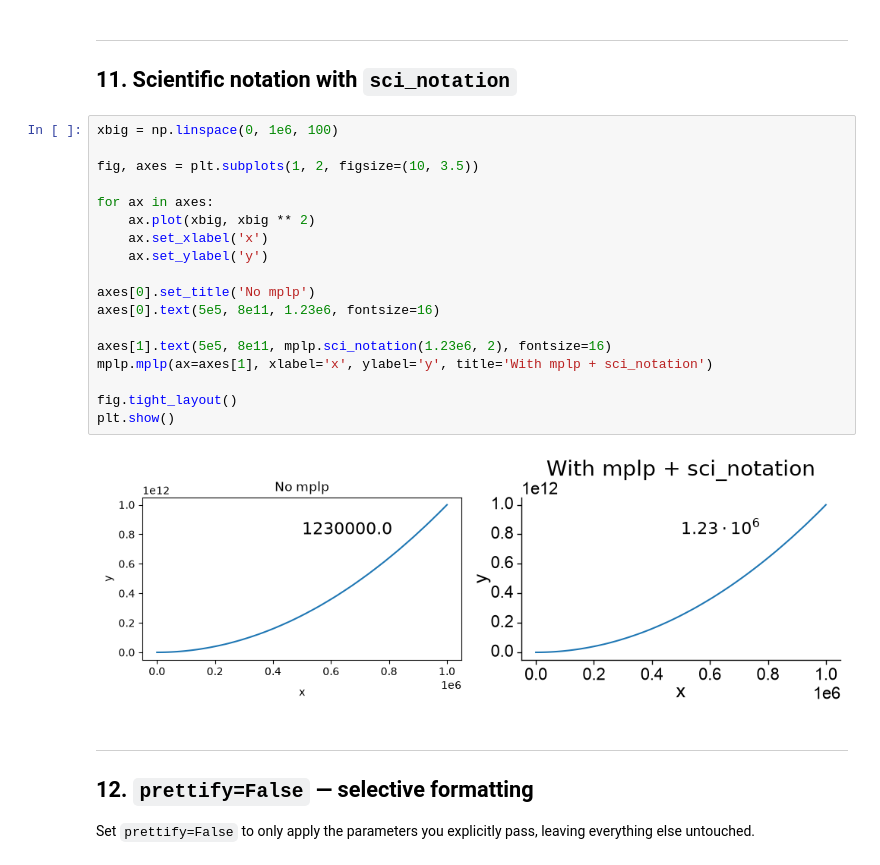
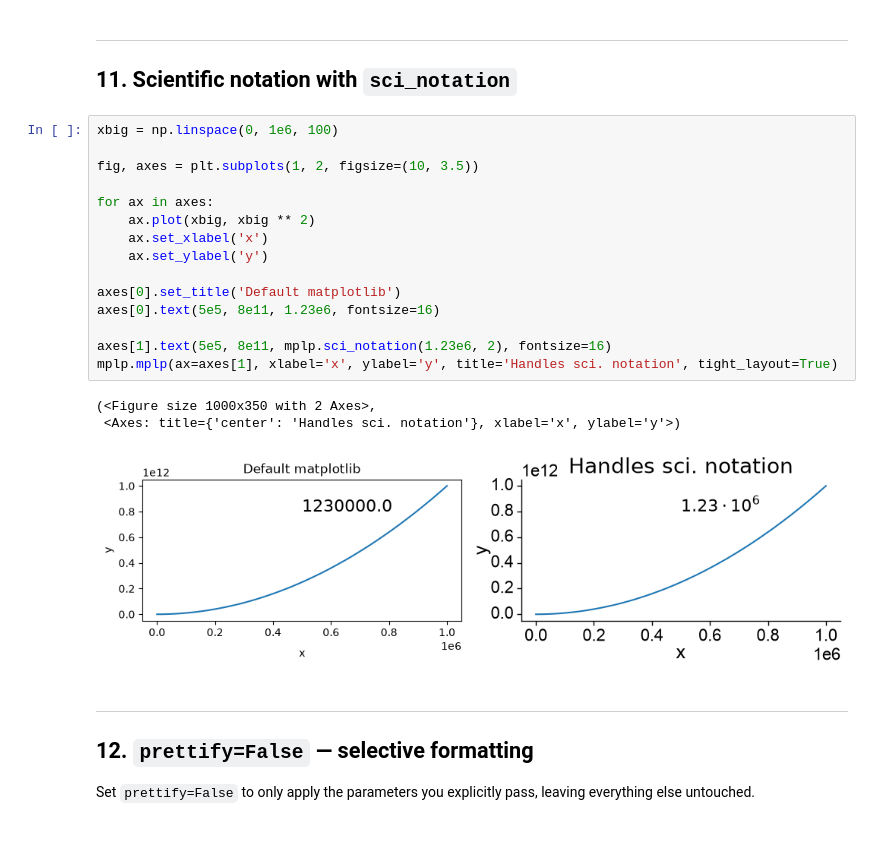
Before and after one commit to m-beau/mplify, a Jupyter notebook: quickstart.ipynb, the cells around one changed output. Saved outputs shown, nothing was run; the diff lists cells and outputs as text; blank space fills up the shorter version.

```diff
--- a/quickstart.ipynb
+++ b/quickstart.ipynb
@@ -297,23 +297,22 @@ mplp.mplp(ax=axes[1],
 # %%
 xbig = np.linspace(0, 1e6, 100)
 
 fig, axes = plt.subplots(1, 2, figsize=(10, 3.5))
 
 for ax in axes:
     ax.plot(xbig, xbig ** 2)
     ax.set_xlabel('x')
     ax.set_ylabel('y')
 
-axes[0].set_title('No mplp')
+axes[0].set_title('Default matplotlib')
 axes[0].text(5e5, 8e11, 1.23e6, fontsize=16)
 
 axes[1].text(5e5, 8e11, mplp.sci_notation(1.23e6, 2), fontsize=16)
-mplp.mplp(ax=axes[1], xlabel='x', ylabel='y', title='With mplp + sci_notation')
-
-fig.tight_layout()
-plt.show()
+mplp.mplp(ax=axes[1], xlabel='x', ylabel='y', title='Handles sci. notation', tight_layout=True)
 # %% [output]
+(<Figure size 1000x350 with 2 Axes>,
+ <Axes: title={'center': 'Handles sci. notation'}, xlabel='x', ylabel='y'>)
-[figure, old version]
+[figure, new version]
 # %% [markdown]
 ---
 ## 12. `prettify=False` — selective formatting
```
Also changed, not shown: parts of 13 cells of this notebook, 1 other file.
